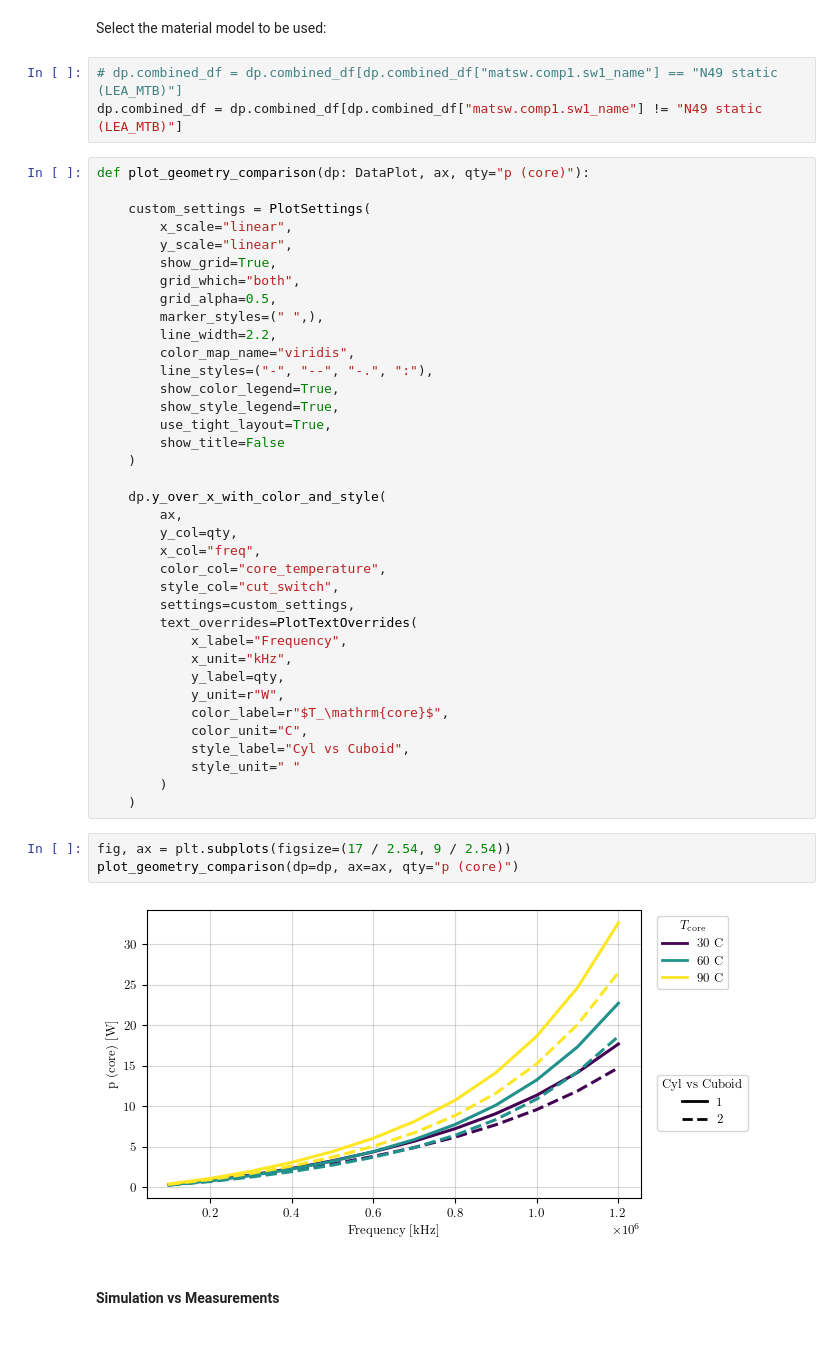
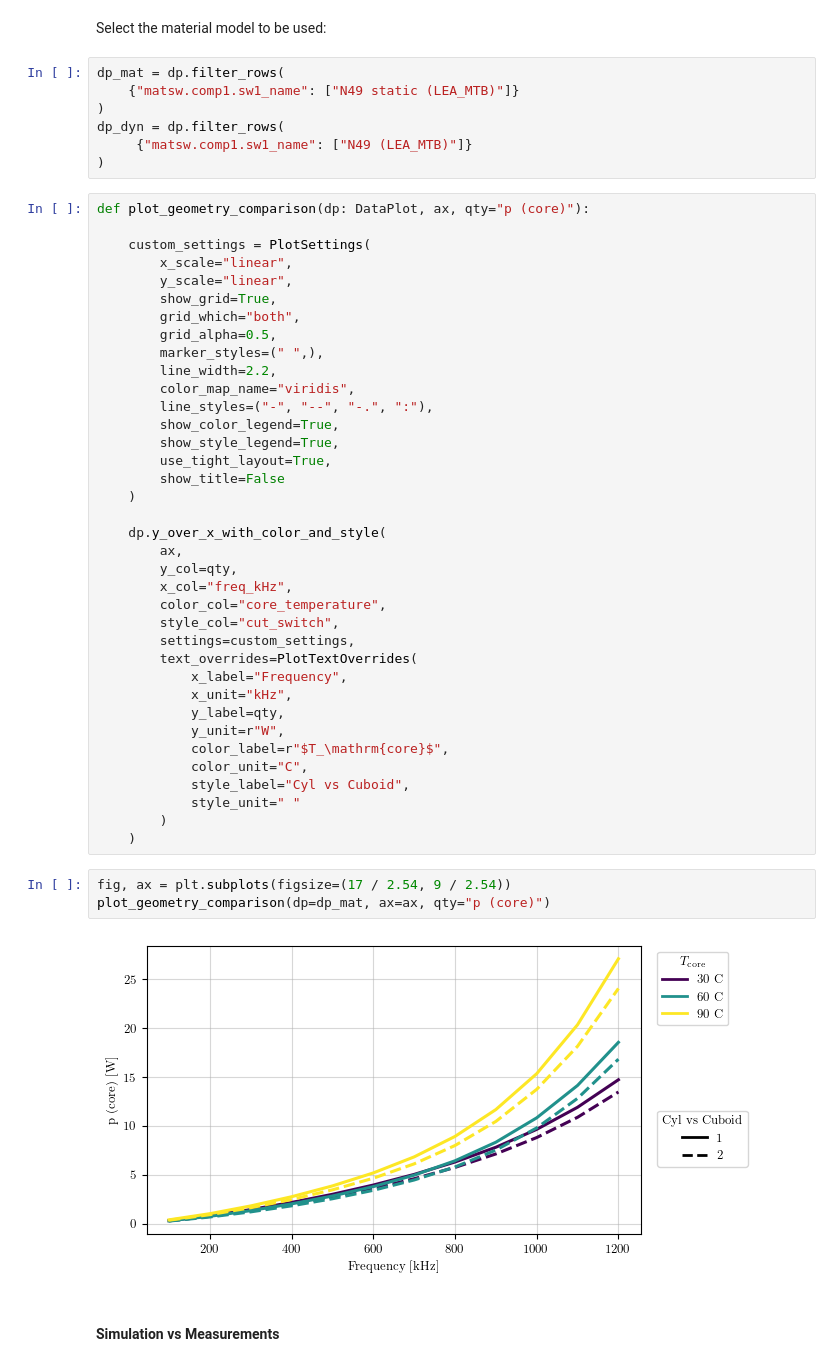
Before and after one commit to upb-lea/dimensional-performance-factor, a Jupyter notebook: dev/2_3_plot.ipynb, the cells around one changed output. Drawn from its saved outputs; the diff is of its cells as text.

Commit message:
enhanced plotting of the simulation vs measurement comparison

```diff
--- a/dev/2_3_plot.ipynb
+++ b/dev/2_3_plot.ipynb
@@ -90,8 +120,12 @@ plot_geometry_ratio(dp, ax[1], qty="p (cut)")
 # %% [markdown]
 Select the material model to be used:
 # %%
-# dp.combined_df = dp.combined_df[dp.combined_df["matsw.comp1.sw1_name"] == "N49 static (LEA_MTB)"]
-dp.combined_df = dp.combined_df[dp.combined_df["matsw.comp1.sw1_name"] != "N49 static (LEA_MTB)"]
+dp_mat = dp.filter_rows(
+    {"matsw.comp1.sw1_name": ["N49 static (LEA_MTB)"]}
+)
+dp_dyn = dp.filter_rows(
+     {"matsw.comp1.sw1_name": ["N49 (LEA_MTB)"]}
+)
 # %%
 def plot_geometry_comparison(dp: DataPlot, ax, qty="p (core)"):
 
@@ -114,7 +148,7 @@ def plot_geometry_comparison(dp: DataPlot, ax, qty="p (core)"):
     dp.y_over_x_with_color_and_style(
         ax,
         y_col=qty,
-        x_col="freq",
+        x_col="freq_kHz",
         color_col="core_temperature",
         style_col="cut_switch",
         settings=custom_settings,
@@ -131,9 +165,9 @@ def plot_geometry_comparison(dp: DataPlot, ax, qty="p (core)"):
     )
 # %%
 fig, ax = plt.subplots(figsize=(17 / 2.54, 9 / 2.54))
-plot_geometry_comparison(dp=dp, ax=ax, qty="p (core)")
+plot_geometry_comparison(dp=dp_mat, ax=ax, qty="p (core)")
 # %% [output]
-[figure, old version]
+[figure, new version]
 # %% [markdown]
 #### Simulation vs Measurements
 # %% [markdown]
```
Also changed, not shown: parts of 9 cells of this notebook.
